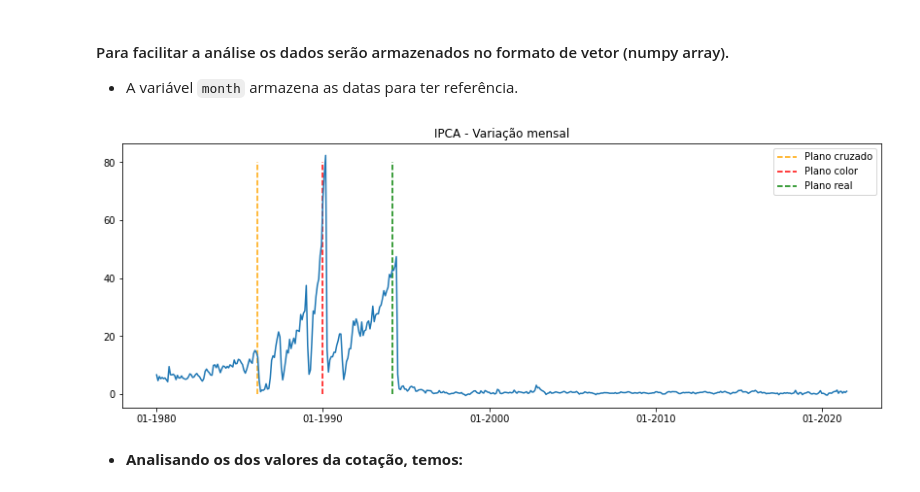
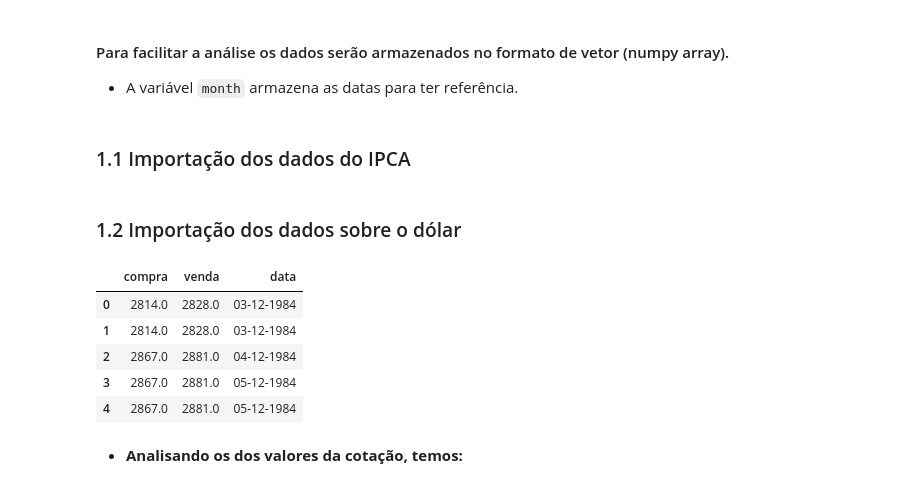
Before and after one commit to JairoSSantos/BR-infla-analise, a Jupyter notebook: analise.ipynb, the cells around one changed output. Saved outputs shown, nothing was run; the diff lists cells and outputs as text; code cells hidden in the pictures.

```diff
--- a/analise.ipynb
+++ b/analise.ipynb
@@ -48,31 +58,24 @@ df2.rename(columns={'cotacaoCompra':'compra', 'cotacaoVenda':'venda', 'dataHoraC
 # %% [markdown]
 #### Para facilitar a análise os dados serão armazenados no formato de vetor (numpy array).
  - A variável `month` armazena as datas para ter referência.
+# %% [markdown]
+ ### 1.1 Importação dos dados do IPCA
 # %%
 ipca_mensal = pd.read_csv(os.path.join(path, filename['ipca mensal'])+'.csv').to_numpy().T[1]
 month, ipca_acum = pd.read_csv(os.path.join(path, filename['ipca acumulado'])+'.csv').to_numpy().T
 month = list(month)
-# %%
-x, xt = [], []
-for t in range(0, len(ipca_mensal), 120):
-    x.append(t)
-    xt.append(month[t])
-
-i = 3
-plt.figure(figsize=(14, 5))
-plt.title('IPCA - Variação mensal')
-plt.vlines(month.index('02-1986'), 0, 80, color='orange', linestyles='dashed', label='Plano cruzado')
-plt.vlines(month.index('01-1990'), 0, 80, color='r', linestyles='dashed', label='Plano color')
-plt.vlines(month.index('03-1994'), 0, 80, color='g', linestyles='dashed', label='Plano real')
-plt.plot(ipca_mensal)
-plt.xticks(x, xt)
-plt.legend()
-plt.show()
-# %% [output]
-[figure]
+# %% [markdown]
+### 1.2 Importação dos dados sobre o dólar
 # %%
 df1 = pd.read_csv(os.path.join(path, filename['dolar'])+'.csv')
-df1
+df1.head()
+# %% [output]
+|  | compra | venda | data |
+| 0 | 2814.0 | 2828.0 | 03-12-1984 |
+| 1 | 2814.0 | 2828.0 | 03-12-1984 |
+| 2 | 2867.0 | 2881.0 | 04-12-1984 |
+| 3 | 2867.0 | 2881.0 | 05-12-1984 |
+| 4 | 2867.0 | 2881.0 | 05-12-1984 |
 # %% [markdown]
 - **Analisando os dos valores da cotação, temos:**
 # %%
```
Also changed, not shown: parts of 21 cells of this notebook, 2 other files.
